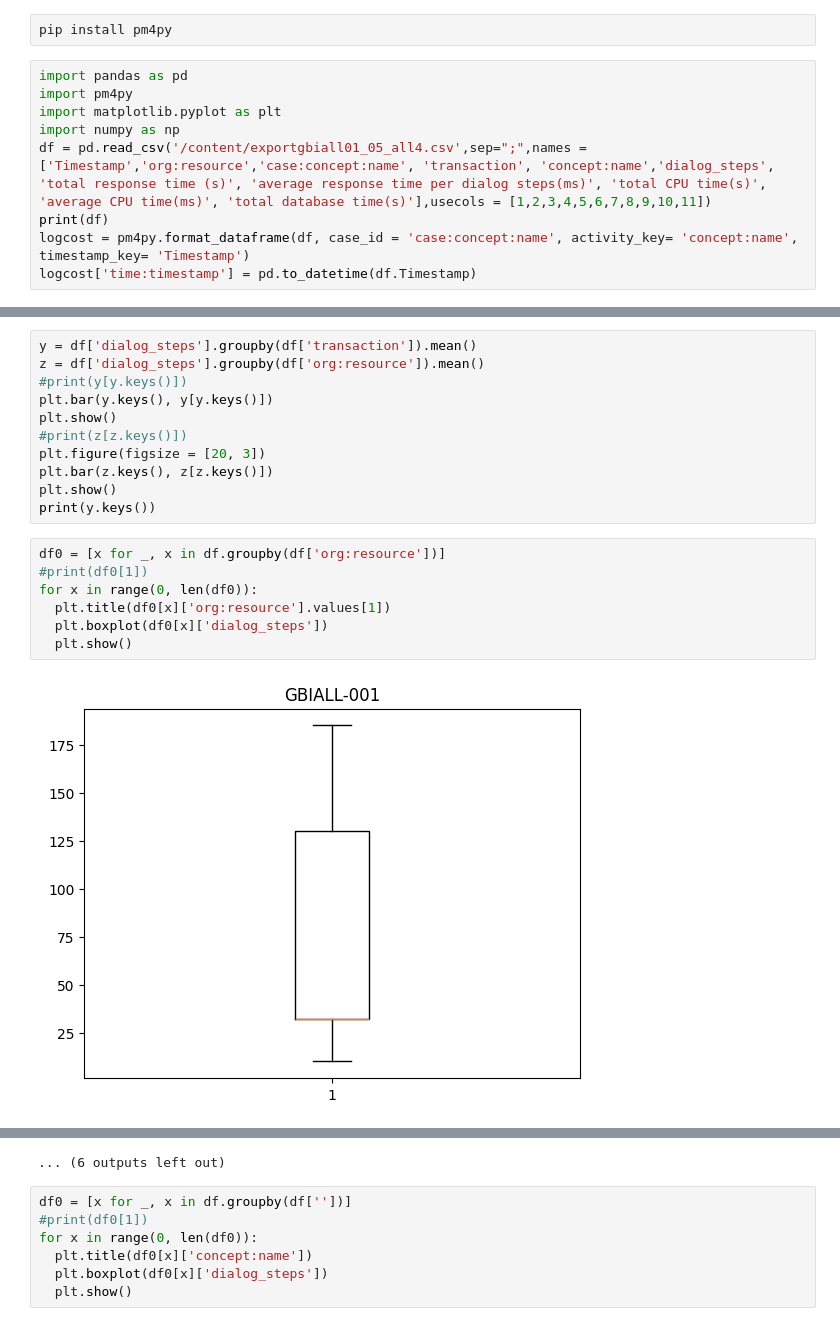
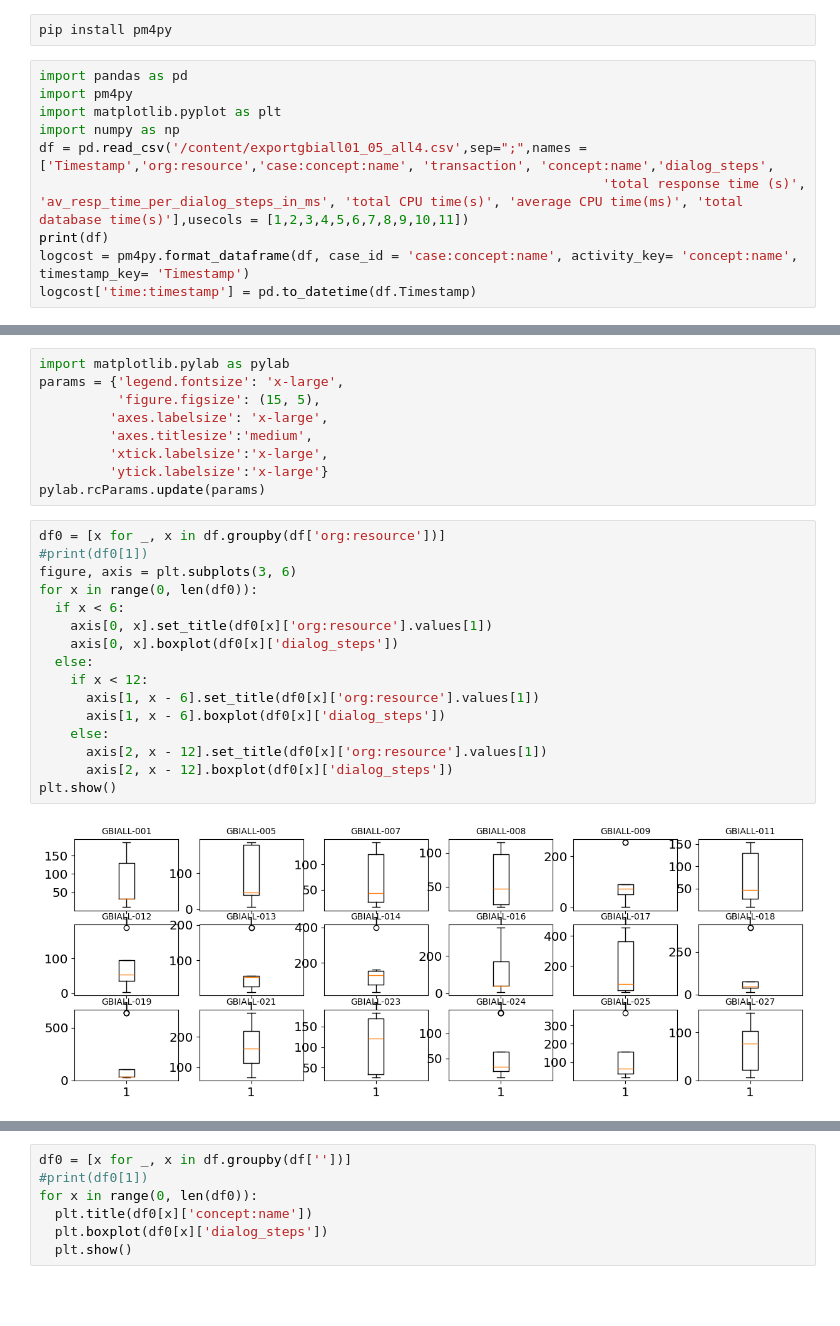
Before and after one commit to szabild/procmin2, a Jupyter notebook: procmin0314.ipynb, the cells around one changed output, grey strips where cells are left out. Saved outputs shown, nothing was run; the diff lists cells and outputs as text; blank space fills up the shorter version.

```diff
--- a/procmin0314.ipynb
+++ b/procmin0314.ipynb
@@ -18,7 +18,8 @@ import pandas as pd
 import pm4py
 import matplotlib.pyplot as plt
 import numpy as np
-df = pd.read_csv('/content/exportgbiall01_05_all4.csv',sep=";",names = ['Timestamp','org:resource','case:concept:name', 'transaction', 'concept:name','dialog_steps', 'total response time (s)', 'average response time per dialog steps(ms)', 'total CPU time(s)', 'average CPU time(ms)', 'total database time(s)'],usecols = [1,2,3,4,5,6,7,8,9,10,11])
+df = pd.read_csv('/content/exportgbiall01_05_all4.csv',sep=";",names = ['Timestamp','org:resource','case:concept:name', 'transaction', 'concept:name','dialog_steps',
+                                                                        'total response time (s)', 'av_resp_time_per_dialog_steps_in_ms', 'total CPU time(s)', 'average CPU time(ms)', 'total database time(s)'],usecols = [1,2,3,4,5,6,7,8,9,10,11])
 print(df)
 logcost = pm4py.format_dataframe(df, case_id = 'case:concept:name', activity_key= 'concept:name', timestamp_key= 'Timestamp')
 logcost['time:timestamp'] = pd.to_datetime(df.Timestamp)
@@ -25,20 +44,27 @@ logcost['time:timestamp'] = pd.to_datetime(df.Timestamp)
-# %%
-y = df['dialog_steps'].groupby(df['transaction']).mean()
-z = df['dialog_steps'].groupby(df['org:resource']).mean()
-#print(y[y.keys()])
-plt.bar(y.keys(), y[y.keys()])
-plt.show()
-#print(z[z.keys()])
-plt.figure(figsize = [20, 3])
-plt.bar(z.keys(), z[z.keys()])
-plt.show()
-print(y.keys())
+# %%
+import matplotlib.pylab as pylab
+params = {'legend.fontsize': 'x-large',
+          'figure.figsize': (15, 5),
+         'axes.labelsize': 'x-large',
+         'axes.titlesize':'medium',
+         'xtick.labelsize':'x-large',
+         'ytick.labelsize':'x-large'}
+pylab.rcParams.update(params)
 # %%
 df0 = [x for _, x in df.groupby(df['org:resource'])]
 #print(df0[1])
+figure, axis = plt.subplots(3, 6)
 for x in range(0, len(df0)):
-  plt.title(df0[x]['org:resource'].values[1])
-  plt.boxplot(df0[x]['dialog_steps'])
-  plt.show()
+  if x < 6:
+    axis[0, x].set_title(df0[x]['org:resource'].values[1])
+    axis[0, x].boxplot(df0[x]['dialog_steps'])
+  else:
+    if x < 12:
+      axis[1, x - 6].set_title(df0[x]['org:resource'].values[1])
+      axis[1, x - 6].boxplot(df0[x]['dialog_steps'])
+    else:
+      axis[2, x - 12].set_title(df0[x]['org:resource'].values[1])
+      axis[2, x - 12].boxplot(df0[x]['dialog_steps'])
+plt.show()
 # %% [output]
-[figure, old version]
+[figure, new version]
@@ -56,4 +71,3 @@ for x in range(0, len(df0)):
-... (6 outputs left out)
 # %%
 df0 = [x for _, x in df.groupby(df[''])]
 #print(df0[1])
```
Also changed, not shown: parts of 2 cells of this notebook.
